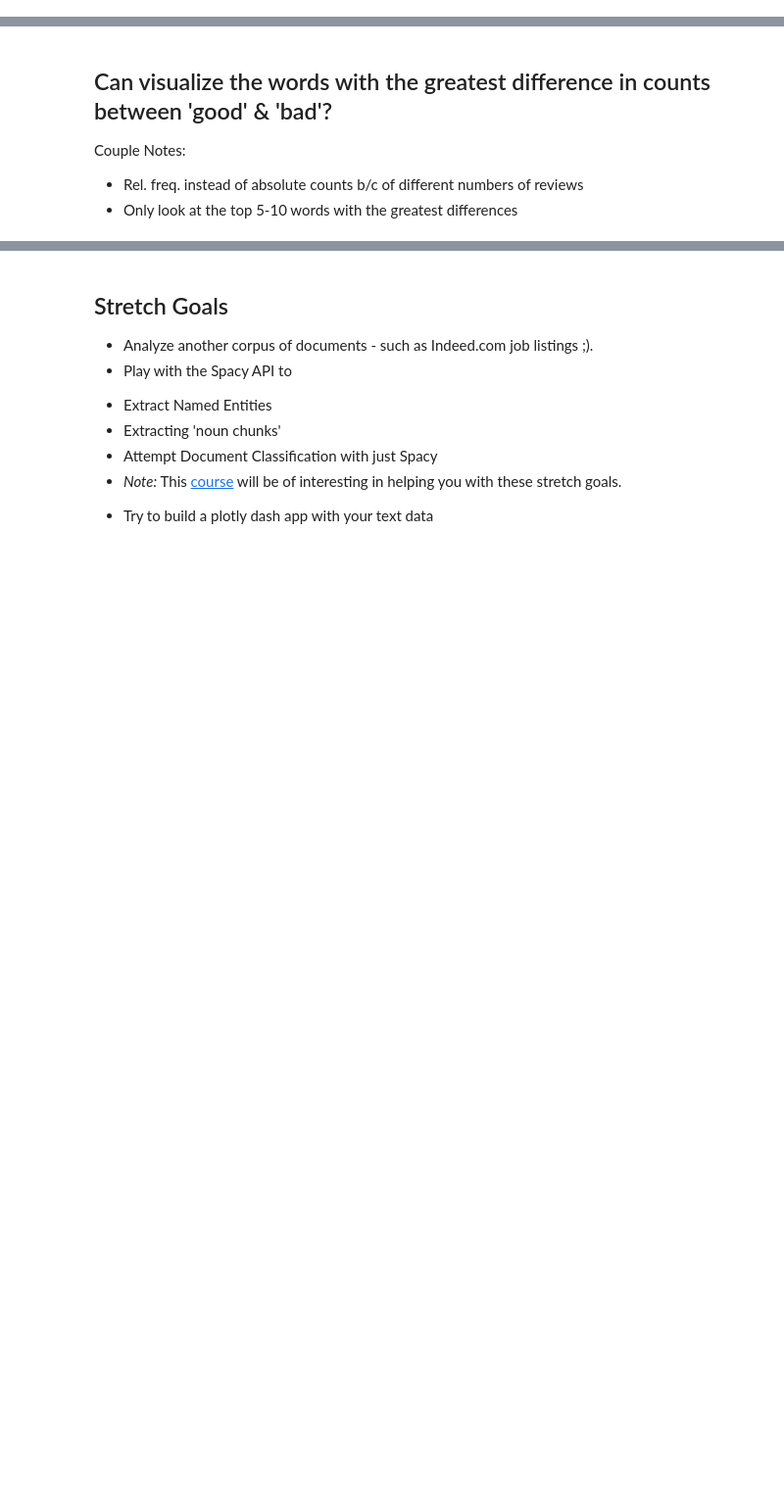
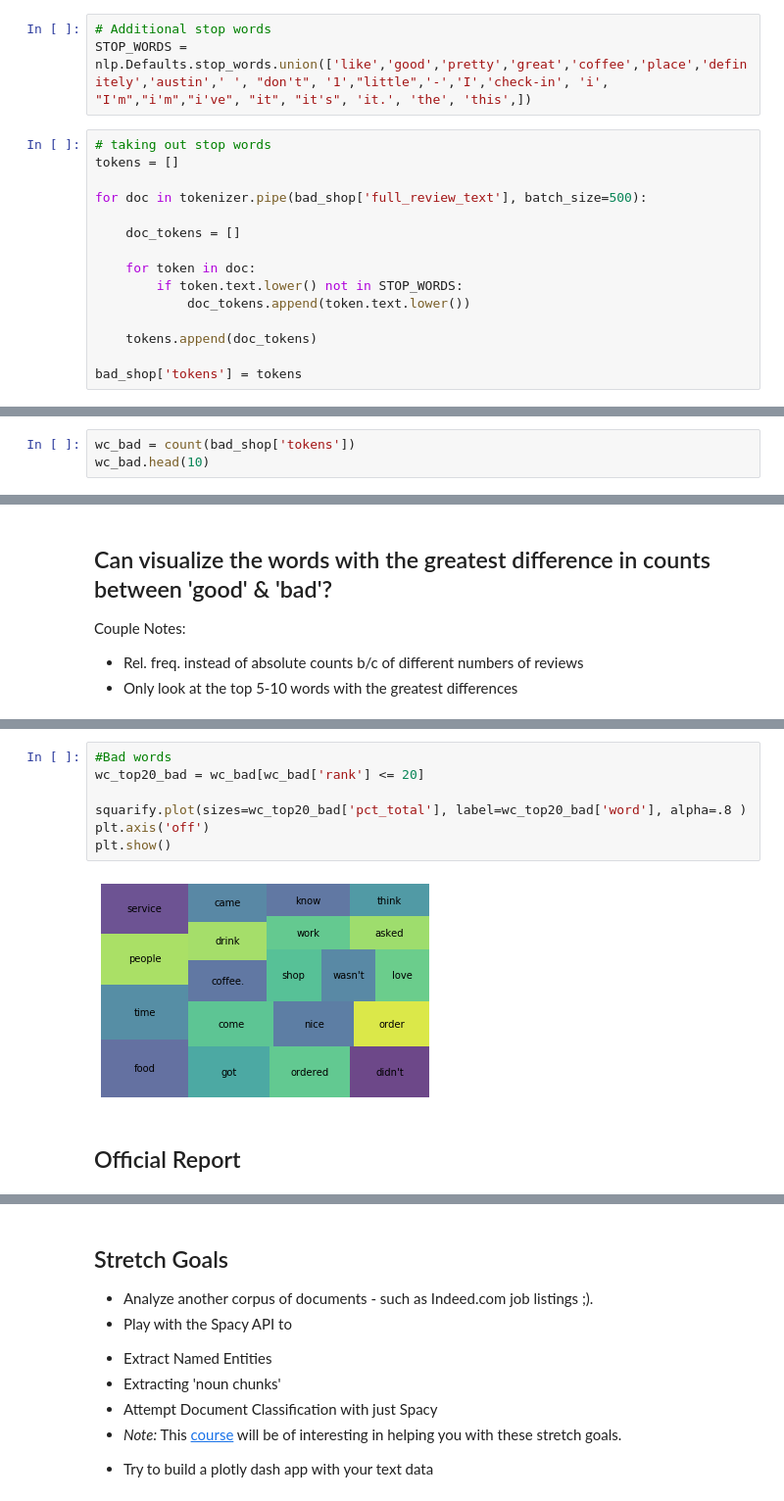
Before and after one commit to ethanmjansen/DS-Unit-4-Sprint-1-NLP, a Jupyter notebook: module1-text-data/LS_DS_411_Text_Data_Assignment.ipynb, the cells around one changed output, grey strips where cells are left out. Shown at 98% size. Saved outputs shown, nothing was run; the diff lists cells and outputs as text; blank space fills up the shorter version.

```diff
--- a/module1-text-data/LS_DS_411_Text_Data_Assignment.ipynb
+++ b/module1-text-data/LS_DS_411_Text_Data_Assignment.ipynb
@@ -210,0 +225,18 @@ Name: star_rating, dtype: int64
+# %%
+# Additional stop words
+STOP_WORDS = nlp.Defaults.stop_words.union(['like','good','pretty','great','coffee','place','definitely','austin',' ', "don't", '1',"little",'-','I','check-in', 'i', "I'm","i'm","i've", "it", "it's", 'it.', 'the', 'this',])
+# %%
+# taking out stop words
+tokens = []
+
+for doc in tokenizer.pipe(bad_shop['full_review_text'], batch_size=500):
+
+    doc_tokens = []
+
+    for token in doc:
+        if token.text.lower() not in STOP_WORDS:
+            doc_tokens.append(token.text.lower())
+
+    tokens.append(doc_tokens)
+
+bad_shop['tokens'] = tokens
@@ -210,0 +248,3 @@ Name: star_rating, dtype: int64
+# %%
+wc_bad = count(bad_shop['tokens'])
+wc_bad.head(10)
@@ -216,0 +278,11 @@ Couple Notes:
+# %%
+#Bad words
+wc_top20_bad = wc_bad[wc_bad['rank'] <= 20]
+
+squarify.plot(sizes=wc_top20_bad['pct_total'], label=wc_top20_bad['word'], alpha=.8 )
+plt.axis('off')
+plt.show()
+# %% [output]
+[figure, added]
+# %% [markdown]
+## Official Report
```
Also changed, not shown: parts of 13 cells of this notebook.
